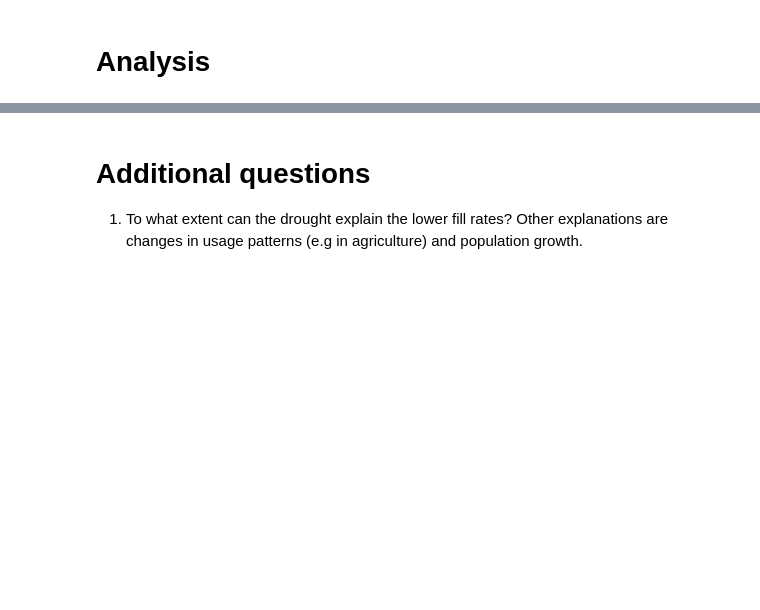
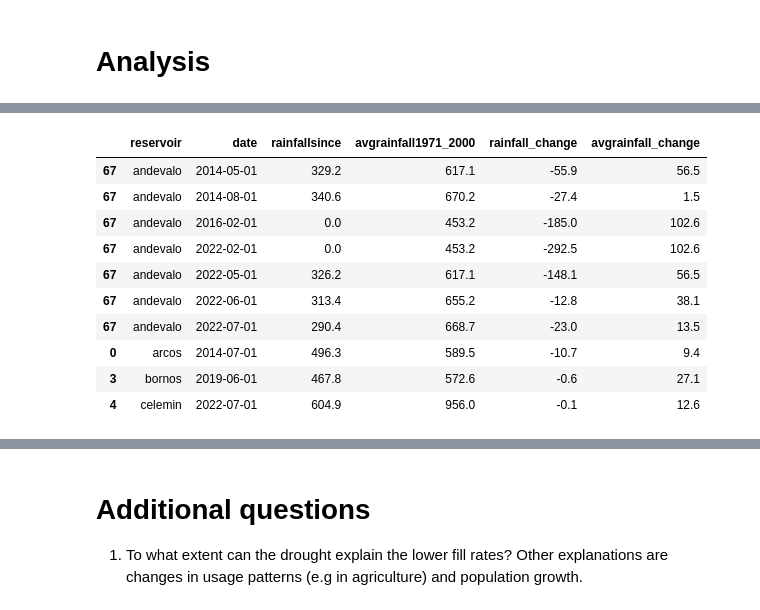
Before and after one commit to cgoldammer/andalucian-water, a Jupyter notebook: analysis.ipynb, the cells around one changed output, grey strips where cells are left out. Cells and saved outputs as stored; diff of their text form; code cells hidden in the pictures; blank space fills up the shorter version.

```diff
--- a/analysis.ipynb
+++ b/analysis.ipynb
@@ -70,0 +144,16 @@ chart
+# %%
+# Data issues: the cumulative rain declines within a water-year. Need to investigate.
+
+df_all[df_all.rainfall_change < 0][cols].head(10)
+# %% [output]
+|  | reservoir | date | rainfallsince | avgrainfall1971_2000 | rainfall_change | avgrainfall_change |
+| 67 | andevalo | 2014-05-01 | 329.2 | 617.1 | -55.9 | 56.5 |
+| 67 | andevalo | 2014-08-01 | 340.6 | 670.2 | -27.4 | 1.5 |
+| 67 | andevalo | 2016-02-01 | 0.0 | 453.2 | -185.0 | 102.6 |
+| 67 | andevalo | 2022-02-01 | 0.0 | 453.2 | -292.5 | 102.6 |
+| 67 | andevalo | 2022-05-01 | 326.2 | 617.1 | -148.1 | 56.5 |
+| 67 | andevalo | 2022-06-01 | 313.4 | 655.2 | -12.8 | 38.1 |
+| 67 | andevalo | 2022-07-01 | 290.4 | 668.7 | -23.0 | 13.5 |
+| 0 | arcos | 2014-07-01 | 496.3 | 589.5 | -10.7 | 9.4 |
+| 3 | bornos | 2019-06-01 | 467.8 | 572.6 | -0.6 | 27.1 |
+| 4 | celemin | 2022-07-01 | 604.9 | 956.0 | -0.1 | 12.6 |
```
Also changed, not shown: parts of 11 cells of this notebook.
